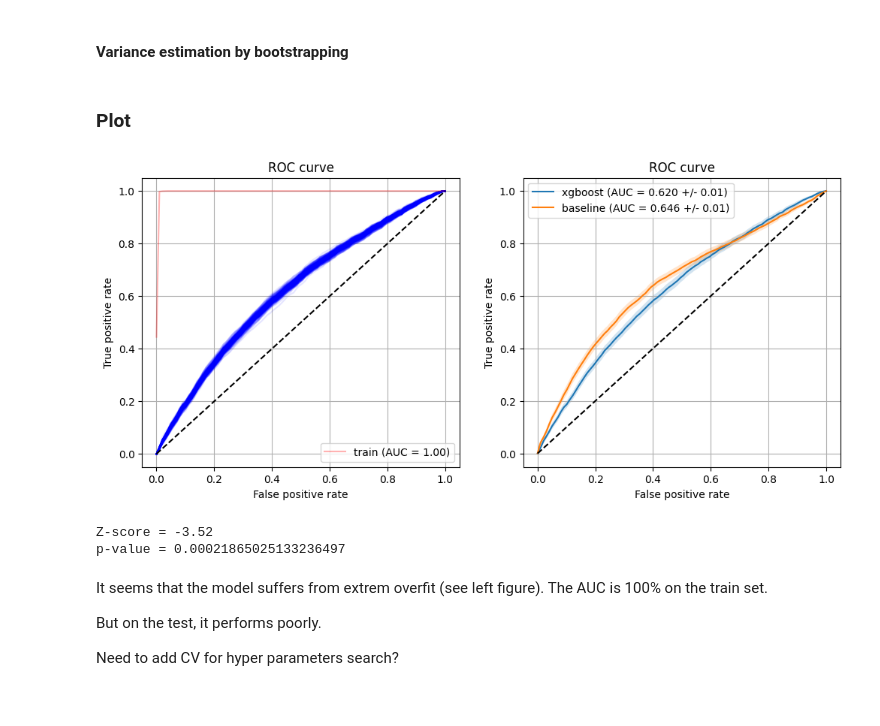
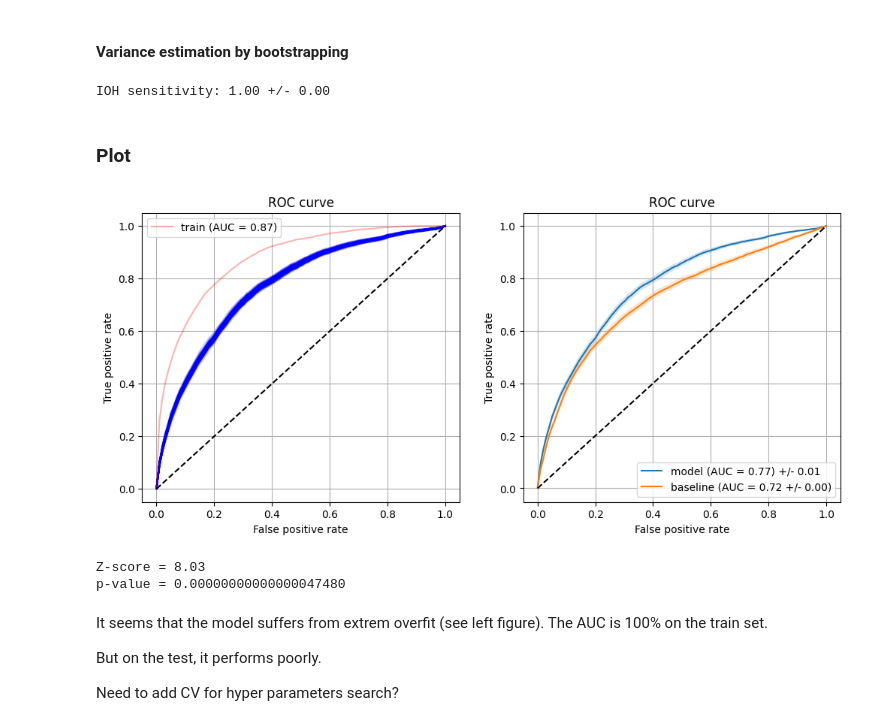
Before and after one commit to BobAubouin/hypotension_pred, a Jupyter notebook: scripts/experiments/xgboost_model.ipynb, the cells around one changed output. Drawn from its saved outputs; the diff is of its cells as text; code cells hidden in the pictures.

Commit message:
update xgboost script

```diff
--- a/scripts/experiments/xgboost_model.ipynb
+++ b/scripts/experiments/xgboost_model.ipynb
@@ -20,9 +20,9 @@ HALF_TIME_FILTERING = [10, 60, 60*5]
 ## Load and format data
 # %%
 # import the data frame and add the meta data to the segments
-data = pd.read_parquet(Path('data/datasets/base_dataset/cases/'))
+data = pd.read_parquet(Path('data/datasets/base_dataset_no_leading_time/cases/'))
 
-static = pd.read_parquet('data/datasets/base_dataset/meta.parquet')
+static = pd.read_parquet('data/datasets/base_dataset_no_leading_time/meta.parquet')
 
 data = data.merge(static, on='caseid')
 
@@ -37,7 +37,7 @@ test = data[data['split'] == "test"]
 # %%
 # control reproducibility
 rng_seed = 42
-rng = np.random.RandomState(rng_seed)
+
 
 FEATURE_NAME = (
     [
@@ -67,9 +67,10 @@ if not model_folder.exists():
     model_folder.mkdir()
 model_file = model_folder / "xgb.json"
 
-model = xgb.XGBClassifier()
+
 if model_file.exists():
-    model_file = model.load_model(f"data/models/xgb.json")
+    model = xgb.XGBClassifier()
+    model.load_model(model_file)
 else:
     # creat an optuna study
     study = optuna.create_study(direction="maximize")
@@ -82,6 +83,7 @@ else:
     # get the best hyperparameters
     best_params = study.best_params
 
+    model = xgb.XGBClassifier(**best_params)
     # refit the model with best parameters
     model.fit(train[FEATURE_NAME], train.label, verbose=1)
 
@@ -195,3 +117,18 @@ df.to_csv(roc_results, index=False)
+# %%
+y_pred = model.predict_proba(test[FEATURE_NAME])[:, 1]
+y_test = test["label"].values
+y_label_id = test["label_id"].values
+
+df_results, tpr_list = bootstrap_test(y_test, y_pred, y_label_id, n_bootstraps=200, rng_seed=rng_seed)
+result_folder = Path("data/results")
+if not result_folder.exists():
+    result_folder.exists()
+roc_results = result_folder / "xgboost_roc.csv"
+df_results.to_csv(roc_results, index=False)
+
+print(f"IOH sensitivity: {df_results['sensitivity_ioh'][0]:.2f} +/- {df_results['sensitivity_ioh_std'][0]:.2f}")
+# %% [output]
+IOH sensitivity: 1.00 +/- 0.00
 # %% [markdown]
 ### Plot
 # %%
@@ -202,40 +139,40 @@ for i in range(len(tpr_list)):
     plt.plot(fpr, tpr_list[i], 'b', alpha=0.1)
 plt.plot(fpr, tpr_train, 'r', alpha=0.3, label=f'train (AUC = {auc_train:.2f})')
 plt.plot([0, 1], [0, 1], 'k--')
 plt.xlabel('False positive rate')
 plt.ylabel('True positive rate')
 plt.title('ROC curve')
 plt.legend()
 plt.grid()
 
 plt.subplot(1, 2, 2)
-plt.fill_between(fpr, tpr_mean - 2*tpr_std, tpr_mean + 2*tpr_std, alpha=0.2)
-plt.plot(fpr, tpr_mean, label=f'xgboost (AUC = {np.mean(auc_list):.3f} +/- {pd.Series(auc_list).std():.2f})')
+plt.fill_between(fpr, df_results['tpr'] - 2*df_results['tpr_std'], df_results['tpr'] + 2*df_results['tpr_std'], alpha=0.2)
+plt.plot(fpr, df_results['tpr'], label=f"model (AUC = {df_results['auc'][0]:.2f}) +/- {2*df_results['auc_std'][0]:.2f}")
 
 #add baseline to the plot
 df_baseline = pd.read_csv('data/results/baseline_roc.csv')
 plt.fill_between(df_baseline.fpr, df_baseline.tpr - 2*df_baseline.tpr_std, df_baseline.tpr + 2*df_baseline.tpr_std, alpha=0.2)
-plt.plot(df_baseline.fpr.values, df_baseline.tpr.values, label=f'baseline (AUC = {df_baseline.auc[0]:.3f} +/- {df_baseline.auc_std[0]:.2f})')
+plt.plot(df_baseline.fpr.values, df_baseline.tpr.values, label=f'baseline (AUC = {df_baseline.auc[0]:.2f} +/- {df_baseline.auc_std[0]:.2f})')
 
 
 plt.plot([0, 1], [0, 1], 'k--')
 plt.xlabel('False positive rate')
 plt.ylabel('True positive rate')
 plt.title('ROC curve')
 plt.legend()
 plt.grid()
 plt.show()
 
-Z_score = (np.mean(auc_list) - df_baseline.auc[0])/np.sqrt(df_baseline.auc_std[0]**2 + pd.Series(auc_list).std()**2)
+Z_score = (df_results['auc'][0] - df_baseline.auc[0])/np.sqrt(df_baseline.auc_std[0]**2 + df_results['auc_std'][0]**2)
 print(f'Z-score = {Z_score:.2f}')
 import scipy.stats
 p_value = scipy.stats.norm.sf(abs(Z_score)) #one-sided
 # p_value = 1 - 0.5*(1 + np.math.erf(Z_score/np.sqrt(2)))
 print(f'p-value = {p_value:.20f}')
 # %% [output]
-[figure, old version]
+[figure, new version]
-Z-score = -3.52
-p-value = 0.00021865025133236497
+Z-score = 8.03
+p-value = 0.00000000000000047480
 # %% [markdown]
 It seems that the model suffers from extrem overfit (see left figure). The AUC is 100% on the train set.
 
```
Also changed, not shown: parts of 9 cells of this notebook.
